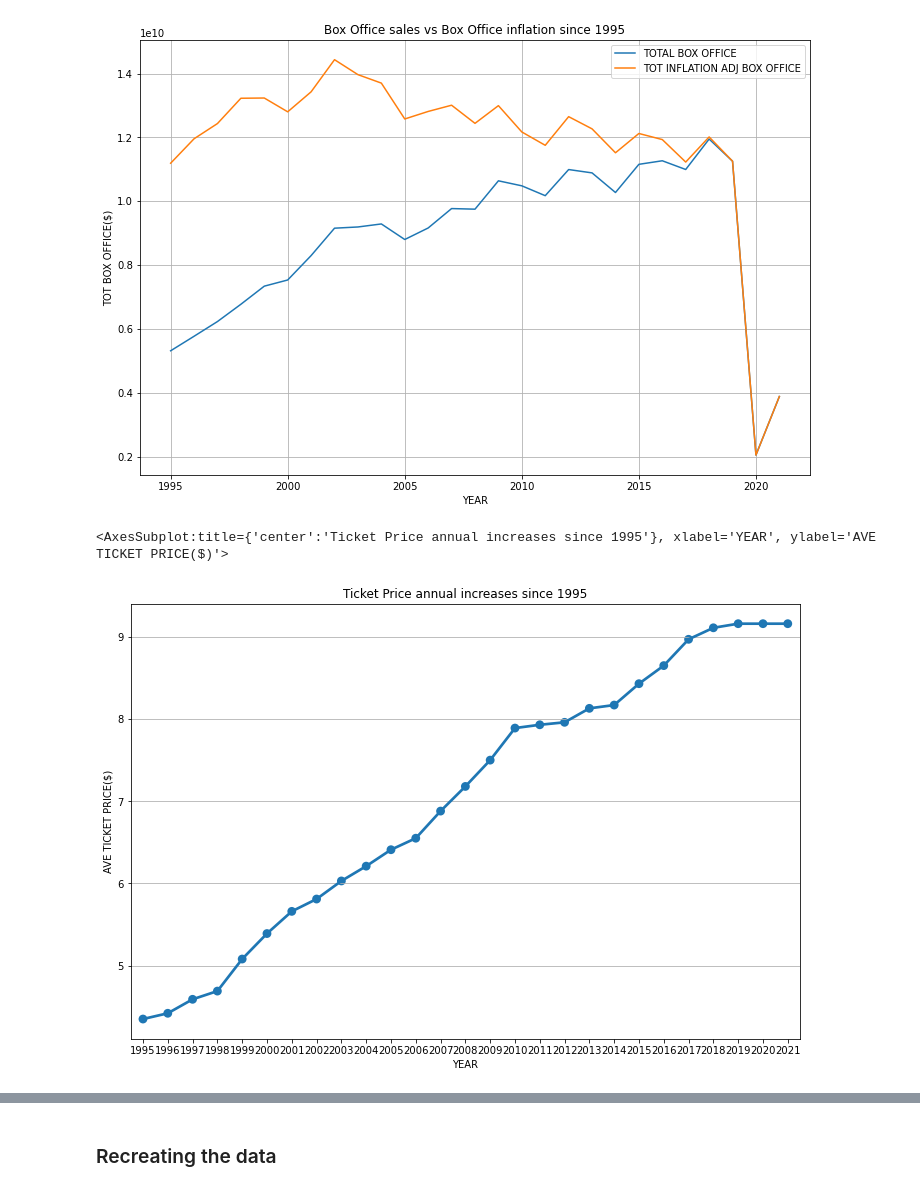
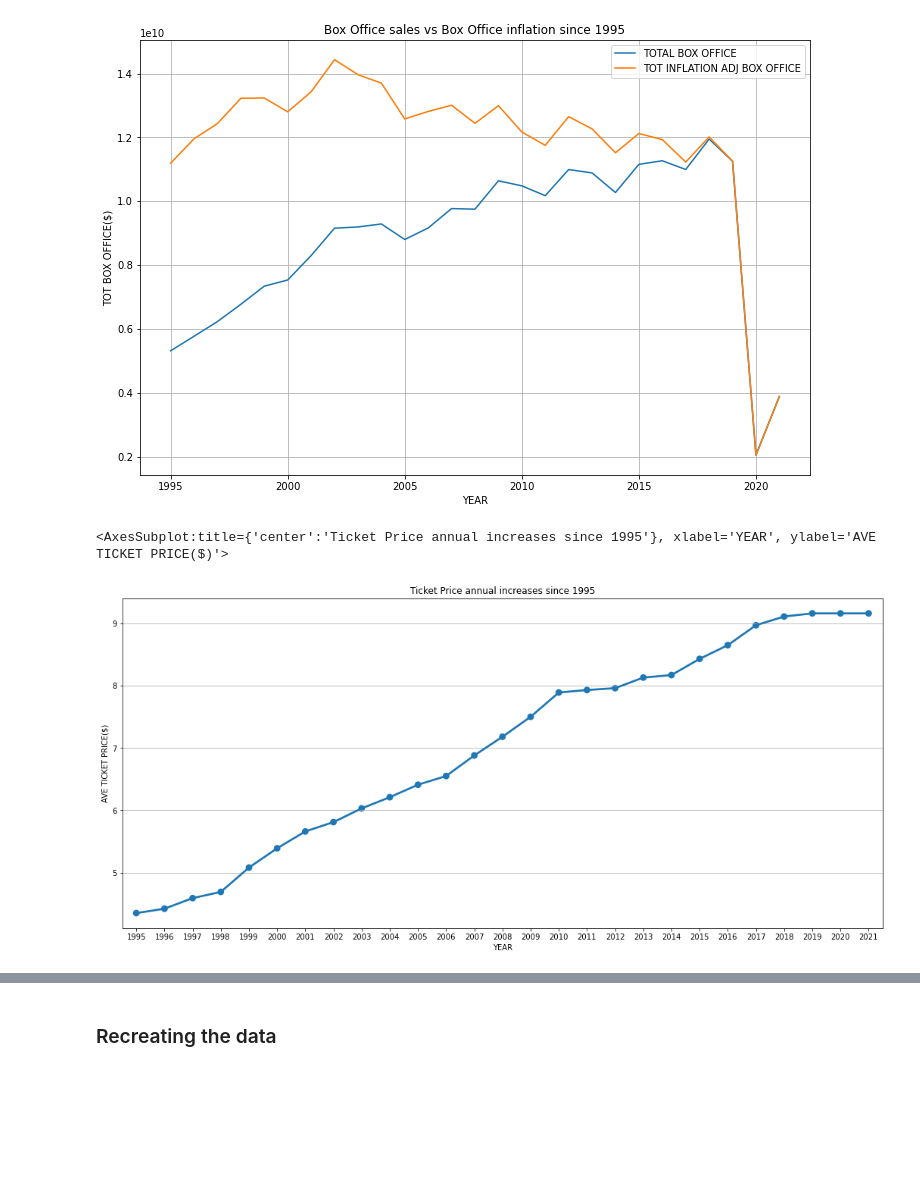
Before and after one commit to Lynch08/Programming_For_Data_Analysis, a Jupyter notebook: ProgDAproject/movie_ticket_sales.ipynb, the cells around one changed output, grey strips where cells are left out. Saved outputs shown, nothing was run; the diff lists cells and outputs as text; code cells hidden in the pictures; blank space fills up the shorter version.

```diff
--- a/ProgDAproject/movie_ticket_sales.ipynb
+++ b/ProgDAproject/movie_ticket_sales.ipynb
@@ -259,17 +262,17 @@ plt.legend()
 <matplotlib.legend.Legend at 0x...>
 [figure]
 # %%
-plt.figure(figsize = (12, 8))
+plt.figure(figsize = (18, 8))
 
 plt.title('Ticket Price annual increases since 1995')
 
 # Adds a grid
 plt.grid(True)
 
 sns.pointplot(x=year, y=ave_ticket_pri)
 # %% [output]
 <AxesSubplot:title={'center':'Ticket Price annual increases since 1995'}, xlabel='YEAR', ylabel='AVE TICKET PRICE($)'>
-[figure, old version]
+[figure, new version]
 # %%
 AnnualTicketSales = AnnualTicketSales.set_index('YEAR')
 # %%
```
Also changed, not shown: parts of 19 cells of this notebook.
